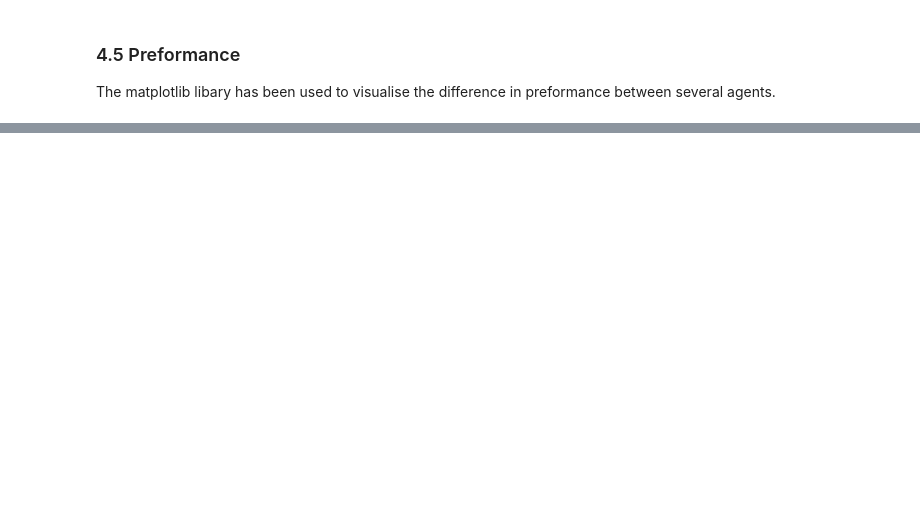
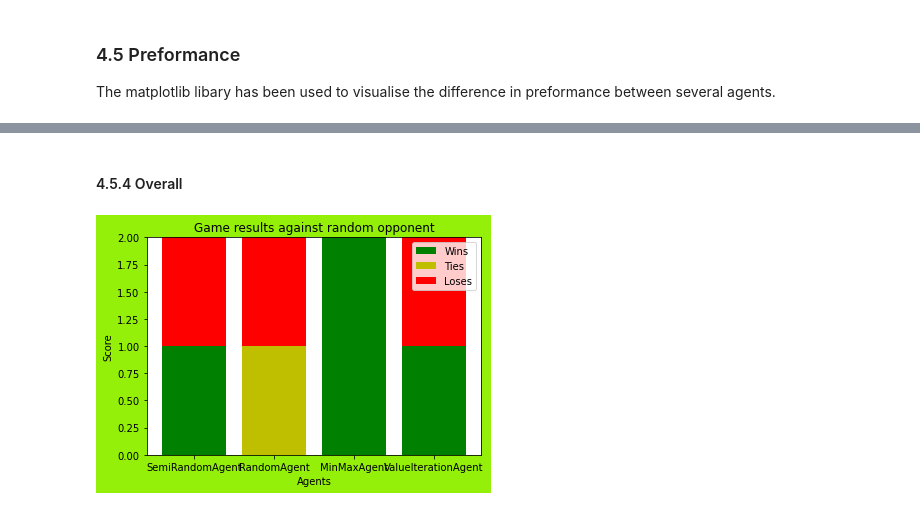
Before and after one commit to BlSchulpen/DecisionTheory, a Jupyter notebook: deth_four_ag.ipynb, the cells around one changed output, grey strips where cells are left out. Saved outputs shown, nothing was run; the diff lists cells and outputs as text; code cells hidden in the pictures; blank space fills up the shorter version.

```diff
--- a/deth_four_ag.ipynb
+++ b/deth_four_ag.ipynb
@@ -420,0 +425,8 @@ creator.min_max_game(FourInARowSemiRandomAgent, "Min max & Value iteration agent
+# %% [markdown]
+#### 4.5.4 Overall
+# %%
+players_to_meassure = [FourInARowSemiRandomAgent,FourInARowRandomAgent, FourInARowMinMaxAgent,FourInARowValueIterationAgent]
+opponent = FourInARowRandomAgent
+creator.plot_acc(players_to_meassure, "Game results against random opponent",opponent)
+# %% [output]
+[figure, added]
```
Also changed, not shown: parts of 18 cells of this notebook, 1 other file.
